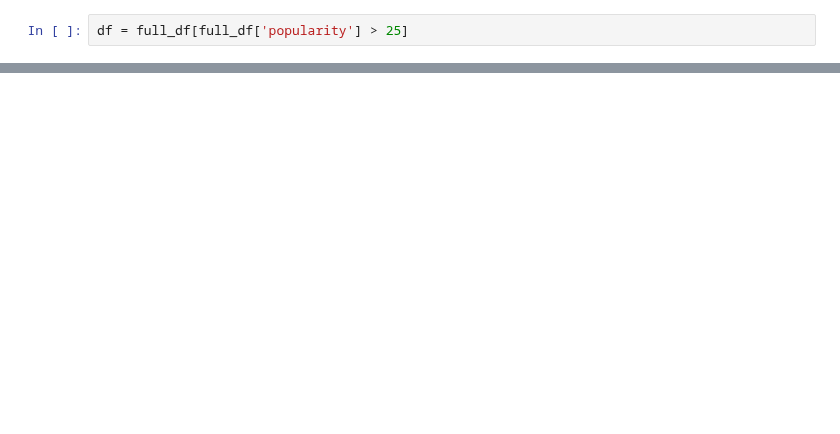
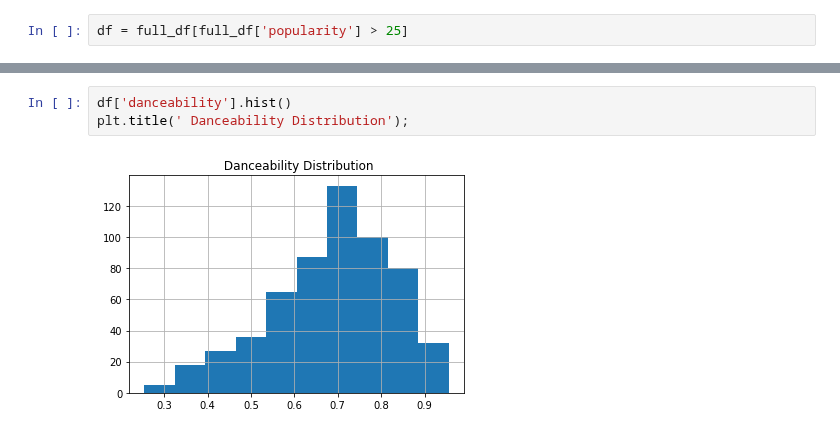
Before and after one commit to ipatel467/Spotify-Project, a Jupyter notebook: Spotify.ipynb, the cells around one changed output, grey strips where cells are left out. Drawn from its saved outputs; the diff is of its cells as text; blank space fills up the shorter version.

```diff
--- a/Spotify.ipynb
+++ b/Spotify.ipynb
@@ -297,0 +322,5 @@ df.head()
+# %%
+df['danceability'].hist()
+plt.title(' Danceability Distribution');
+# %% [output]
+[figure, added]
```
Also changed, not shown: parts of 20 cells of this notebook.
